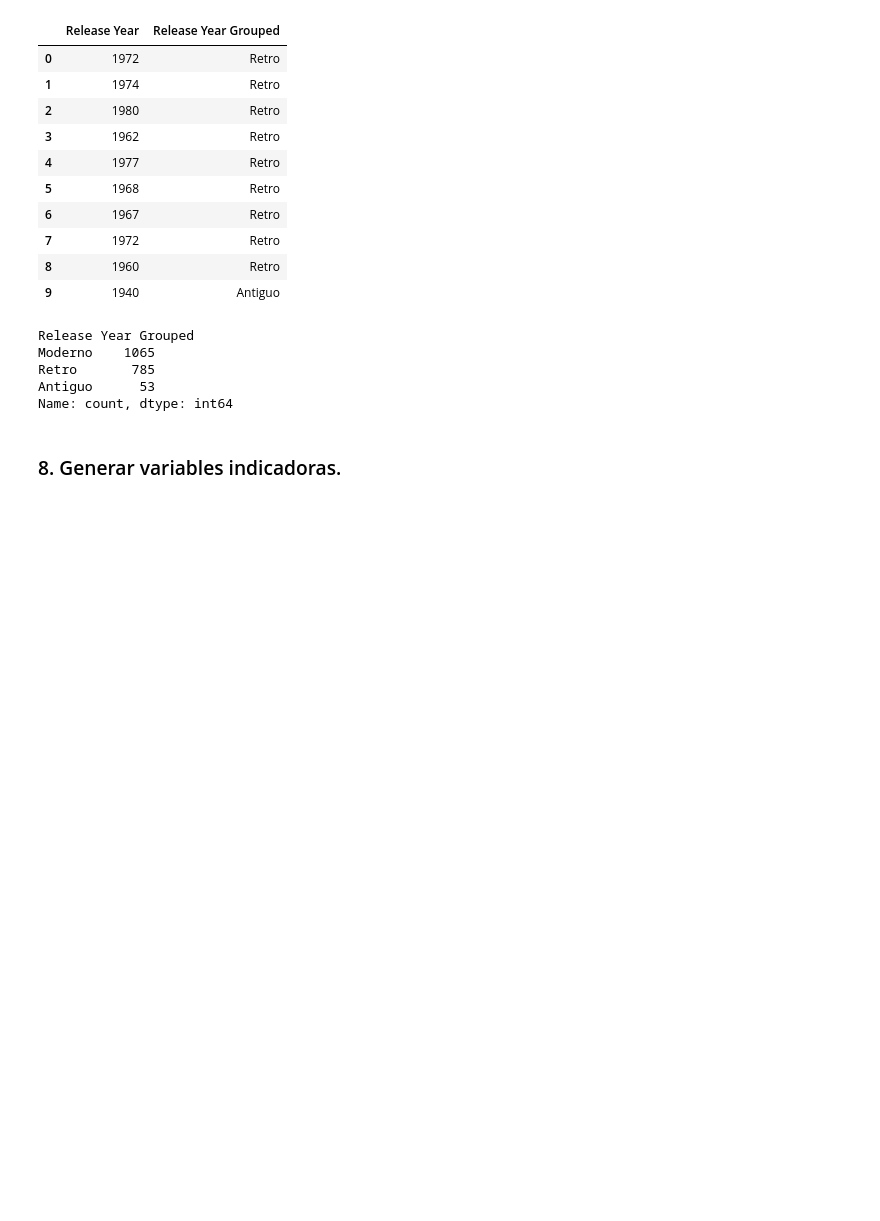
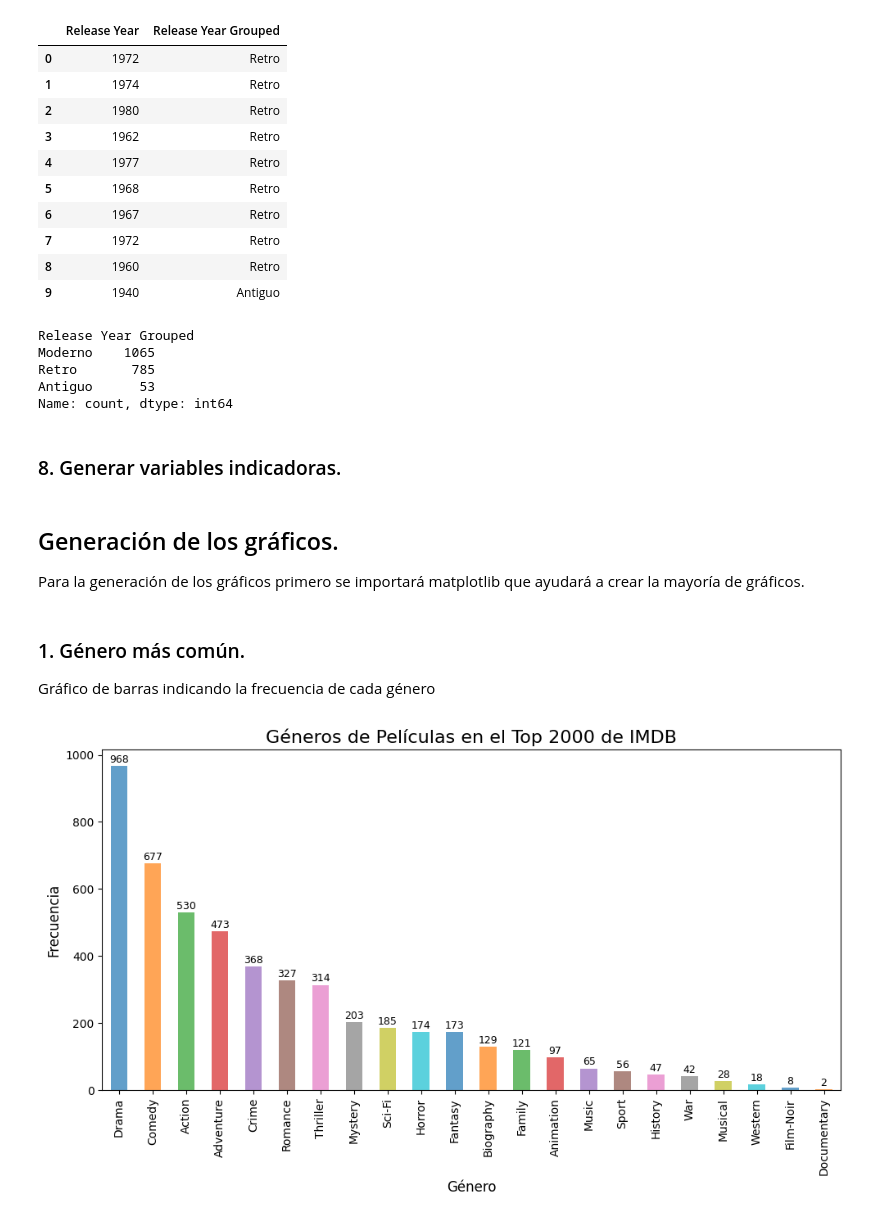
Before and after one commit to DiegoAraneda98/TCPD-Tarea-2, a Jupyter notebook: tarea2.ipynb, the cells around one changed output. Saved outputs shown, nothing was run; the diff lists cells and outputs as text; code cells hidden in the pictures; blank space fills up the shorter version.

```diff
--- a/tarea2.ipynb
+++ b/tarea2.ipynb
@@ -286,3 +286,7 @@ Antiguo      53
 Name: count, dtype: int64
 # %% [markdown]
 ### 8. Generar variables indicadoras.
+# %% [markdown]
+## Generación de los gráficos.
+
+Para la generación de los gráficos primero se importará matplotlib que ayudará a crear la mayoría de gráficos.
@@ -288,0 +295,32 @@ Name: count, dtype: int64
+# %% [markdown]
+### 1. Género más común.
+
+Gráfico de barras indicando la frecuencia de cada género
+# %%
+# Obtener la frecuencia de cada género
+genero_frecuencia = df['Genre'].str.split(', ', expand=True).stack().value_counts()
+
+# Definir el tamaño del gráfico
+plt.figure(figsize=(10, 6))
+
+# Set de colores para diferenciar mejor las proporciones
+colores = ['#1f77b4', '#ff7f0e', '#2ca02c', '#d62728', '#9467bd', '#8c564b', '#e377c2', '#7f7f7f', '#bcbd22', '#17becf']
+
+# Crear el gráfico de barras
+genero_frecuencia.plot(kind='bar', color=colores, alpha=0.7)  # Definir la transparencia
+
+# Título y etiquetas con diferente tamaño de fuente para mejor lectura
+plt.title('Géneros de Películas en el Top 2000 de IMDB', fontsize=16)
+plt.xlabel('Género', fontsize=12)
+plt.ylabel('Frecuencia', fontsize=12)
+
+# Anotaciones en las barras
+for i, valor in enumerate(genero_frecuencia):
+    # Añadir la anotación encima de cada barra
+    plt.text(i, valor + 10, str(valor), ha='center', fontsize=9)
+
+# Mostrar gráfico
+plt.tight_layout()
+plt.show()
+# %% [output]
+[figure, added]
```
Also changed, not shown: parts of 1 cell of this notebook.
